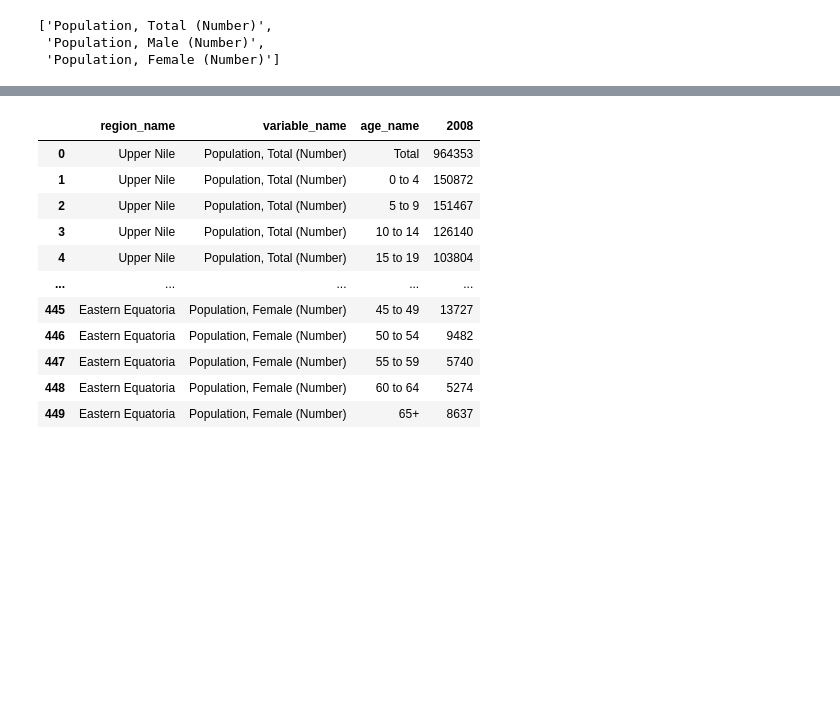
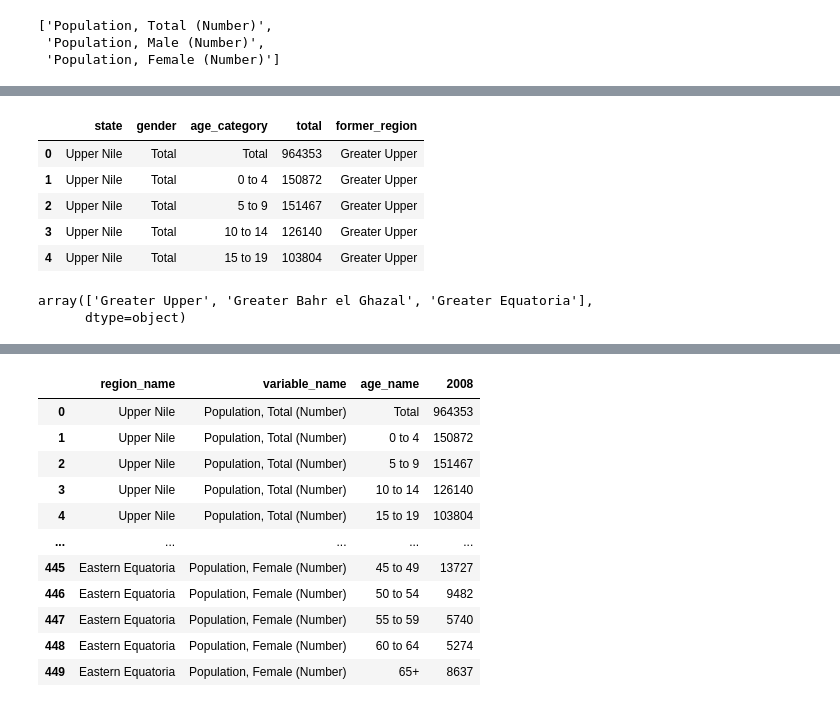
Before and after one commit to tongakuot/python4ds, a Jupyter notebook: module-02.ipynb, the cells around one changed output, grey strips where cells are left out. Saved outputs shown, nothing was run; the diff lists cells and outputs as text; code cells hidden in the pictures; blank space fills up the shorter version.

```diff
--- a/module-02.ipynb
+++ b/module-02.ipynb
@@ -580,0 +605,4 @@ list(census_2008_2.variable_name.unique())
+# %%
+census_2008_2['variable_name'].replace('Population, Total (Number)', 'Total', inplace=True)
+
+census_2008_2.head(5)
@@ -580,0 +626,7 @@ list(census_2008_2.variable_name.unique())
+# %%
+# Replacing multiple column values
+census_2008_2['variable_name'].replace(
+    ['Population, Total (Number)', 'Population, Male (Number)','Population, Female (Number)'], ['Total', 'Male', 'Female'],
+    inplace=True)
+
+census_2008_2.head(5)
@@ -580,0 +648,6 @@ list(census_2008_2.variable_name.unique())
+# %%
+census_2008_4 = census_2008_2.copy()
+
+census_2008_4['variable_name'] = census_2008_4['variable_name'].str.split(' ',   expand=True)[1]
+
+census_2008_4.head()
@@ -580,0 +667,4 @@ list(census_2008_2.variable_name.unique())
+# %%
+census_2008_4 = census_2008_4.rename(columns={'region_name':'state', 'variable_name':'gender', 'age_name':'age_category', '2008':'total'})
+
+census_2008_4.head(5)
@@ -580,0 +691,23 @@ list(census_2008_2.variable_name.unique())
+# %%
+# Adding a new column
+census_2008_4['former_region'] = census_2008_4['state'].map({'Jonglei':'Greater Upper', 'Unity':'Greater Upper', 'Upper Nile':'Greater Upper', 'Warrap':'Greater Bahr el Ghazal',
+ 'Northern Bahr el Ghazal':'Greater Bahr el Ghazal',
+ 'Western Bahr el Ghazal':'Greater Bahr el Ghazal',
+ 'Lakes':'Greater Bahr el Ghazal',
+ 'Western Equatoria':'Greater Equatoria',
+ 'Central Equatoria':'Greater Equatoria',
+ 'Eastern Equatoria':'Greater Equatoria'})
+
+census_2008_4.head()
+# %% [output]
+|  | state | gender | age_category | total | former_region |
+| 0 | Upper Nile | Total | Total | 964353 | Greater Upper |
+| 1 | Upper Nile | Total | 0 to 4 | 150872 | Greater Upper |
+| 2 | Upper Nile | Total | 5 to 9 | 151467 | Greater Upper |
+| 3 | Upper Nile | Total | 10 to 14 | 126140 | Greater Upper |
+| 4 | Upper Nile | Total | 15 to 19 | 103804 | Greater Upper |
+# %%
+census_2008_4.former_region.unique()
+# %% [output]
+array(['Greater Upper', 'Greater Bahr el Ghazal', 'Greater Equatoria'],
+      dtype=object)
```
Also changed, not shown: parts of 18 cells of this notebook.
